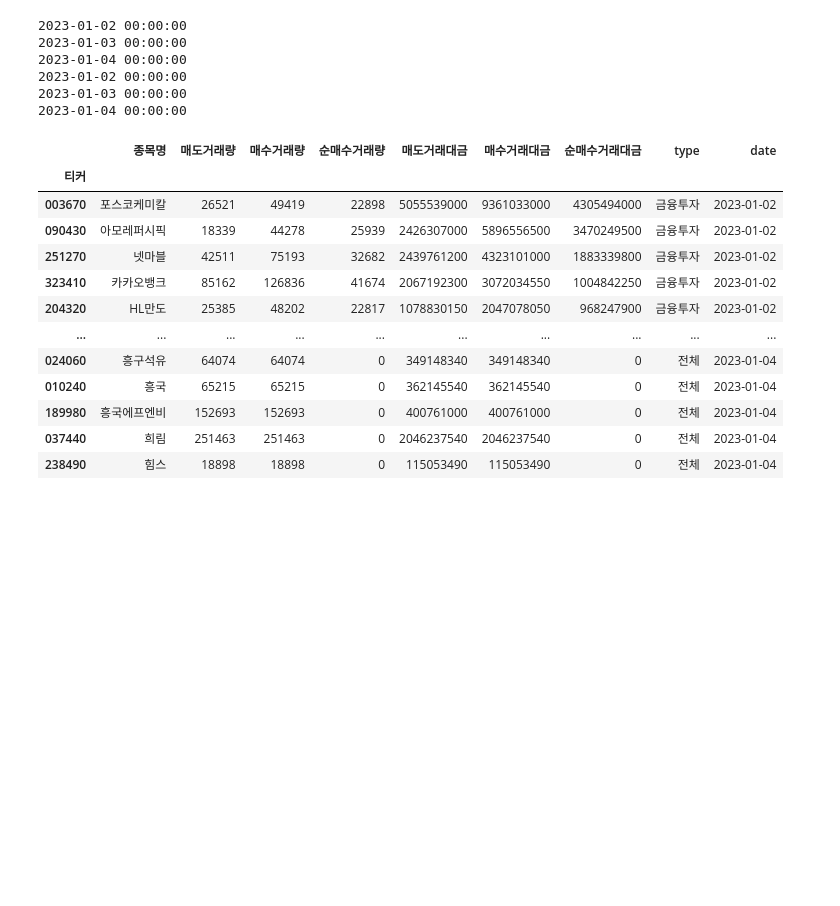
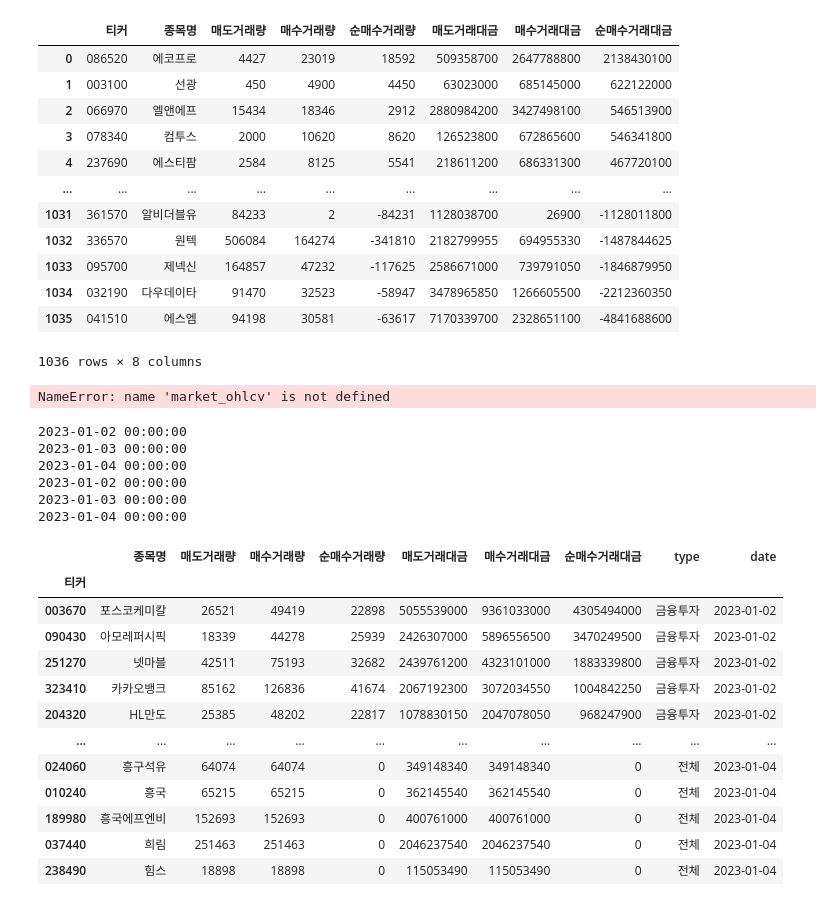
Before and after one commit to Unfinishedgod/finance_mlops, a Jupyter notebook: jupyter/거래실적_거래대금_거래량.ipynb, the cells around one changed output. Saved outputs shown, nothing was run; the diff lists cells and outputs as text; code cells hidden in the pictures; blank space fills up the shorter version.

```diff
--- a/jupyter/거래실적_거래대금_거래량.ipynb
+++ b/jupyter/거래실적_거래대금_거래량.ipynb
@@ -28 +90,40 @@ len(market_ohlcv)
+# %%
+total_df_date = pd.DataFrame()
+for i in range(3):
+#     for i in range(len(market_ohlcv)):
+# for date_nm in date_list[:10]:
+    total_df = pd.DataFrame()
+    for type_nm in type_list:
+
+        date_nm =  market_ohlcv['날짜_2'][i]
+        today_date2 = market_ohlcv['날짜'][i]
+
+        df = stock.get_market_net_purchases_of_equities(date_nm, date_nm, 'ALL', type_nm)
+
+        df['type'] = type_nm
+        df['date'] = today_date2
+
+        total_df = pd.concat([total_df, df])
+
+    print(f'{today_date2}')
+
+    total_df_date = pd.concat([total_df_date, total_df])
+# %% [output]
+|  | 티커 | 종목명 | 매도거래량 | 매수거래량 | 순매수거래량 | 매도거래대금 | 매수거래대금 | 순매수거래대금 |
+| 0 | 086520 | 에코프로 | 4427 | 23019 | 18592 | 509358700 | 2647788800 | 2138430100 |
+| 1 | 003100 | 선광 | 450 | 4900 | 4450 | 63023000 | 685145000 | 622122000 |
+| 2 | 066970 | 엘앤에프 | 15434 | 18346 | 2912 | 2880984200 | 3427498100 | 546513900 |
+| 3 | 078340 | 컴투스 | 2000 | 10620 | 8620 | 126523800 | 672865600 | 546341800 |
+| 4 | 237690 | 에스티팜 | 2584 | 8125 | 5541 | 218611200 | 686331300 | 467720100 |
+| ... | ... | ... | ... | ... | ... | ... | ... | ... |
+| 1031 | 361570 | 알비더블유 | 84233 | 2 | -84231 | 1128038700 | 26900 | -1128011800 |
+| 1032 | 336570 | 원텍 | 506084 | 164274 | -341810 | 2182799955 | 694955330 | -1487844625 |
+| 1033 | 095700 | 제넥신 | 164857 | 47232 | -117625 | 2586671000 | 739791050 | -1846879950 |
+| 1034 | 032190 | 다우데이타 | 91470 | 32523 | -58947 | 3478965850 | 1266605500 | -2212360350 |
+| 1035 | 041510 | 에스엠 | 94198 | 30581 | -63617 | 7170339700 | 2328651100 | -4841688600 |
+1036 rows × 8 columns
+# %%
+        df = stock.get_market_net_purchases_of_equities(date_nm, date_nm, 'ALL', type_nm)
+# %% [output]
+NameError: name 'market_ohlcv' is not defined
 # %%
```
Also changed, not shown: parts of 9 cells of this notebook, 6 other files.
